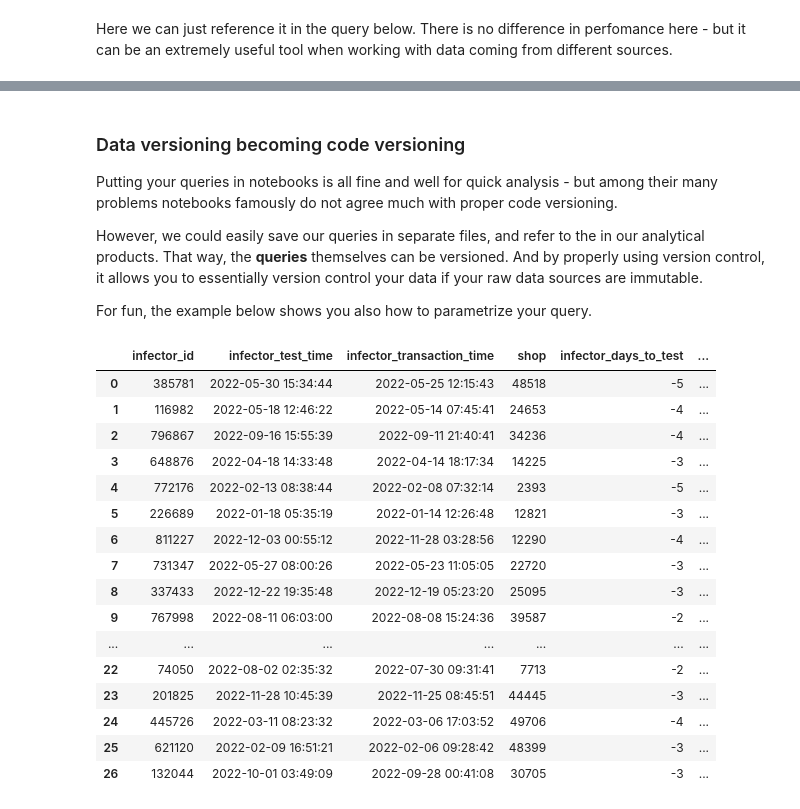
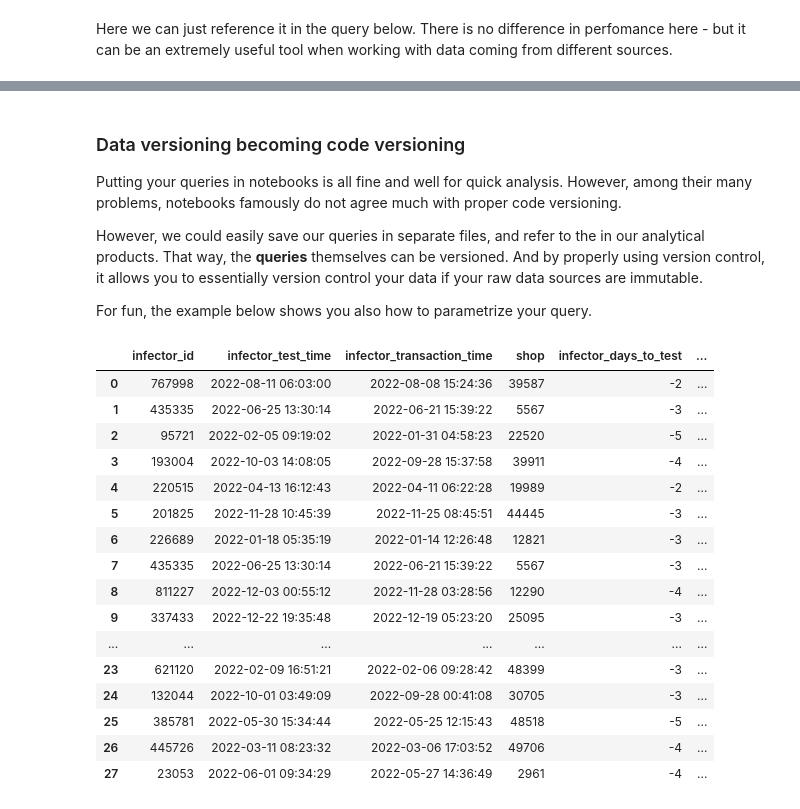
Before and after one commit to alemartinello/BigDataMadeSmall, a Jupyter notebook: Workshop/The_basics.ipynb, the cells around one changed output, grey strips where cells are left out. Cells and saved outputs as stored; diff of their text form; code cells hidden in the pictures.

```diff
--- a/Workshop/The_basics.ipynb
+++ b/Workshop/The_basics.ipynb
@@ -575,7 +585,7 @@ Wall time: 2.72 s
 # %% [markdown]
 ### Data versioning becoming code versioning
 
-Putting your queries in notebooks is all fine and well for quick analysis - but among their many problems notebooks famously do not agree much with proper code versioning.
+Putting your queries in notebooks is all fine and well for quick analysis. However, among their many problems, notebooks famously do not agree much with proper code versioning.
 
 However, we could easily save our queries in separate files, and refer to the in our analytical products. That way, the **queries** themselves can be versioned. And by properly using version control, it allows you to essentially version control your data if your raw data sources are immutable.
 
@@ -583,29 +593,29 @@ For fun, the example below shows you also how to parametrize your query.
 # %%
 def read_file(filename):
     try:
         with open(filename, 'r') as file:
             content = file.read()
             return content
     except FileNotFoundError:
         print(f"File {filename} not found.")
         return None
 
-duckdb.execute(read_file("myquery.sql"), parameters={'nlimit': 100}).df()
+DuckDB.execute(read_file("myquery.sql"), parameters={'nlimit': 100}).df()
 # %% [output]
 |  | infector_id | infector_test_time | infector_transaction_time | shop | infector_days_to_test | ... |
-| 0 | 385781 | 2022-05-30 15:34:44 | 2022-05-25 12:15:43 | 48518 | -5 | ... |
-| 1 | 116982 | 2022-05-18 12:46:22 | 2022-05-14 07:45:41 | 24653 | -4 | ... |
-| 2 | 796867 | 2022-09-16 15:55:39 | 2022-09-11 21:40:41 | 34236 | -4 | ... |
-| 3 | 648876 | 2022-04-18 14:33:48 | 2022-04-14 18:17:34 | 14225 | -3 | ... |
-| 4 | 772176 | 2022-02-13 08:38:44 | 2022-02-08 07:32:14 | 2393 | -5 | ... |
-| 5 | 226689 | 2022-01-18 05:35:19 | 2022-01-14 12:26:48 | 12821 | -3 | ... |
-| 6 | 811227 | 2022-12-03 00:55:12 | 2022-11-28 03:28:56 | 12290 | -4 | ... |
-| 7 | 731347 | 2022-05-27 08:00:26 | 2022-05-23 11:05:05 | 22720 | -3 | ... |
-| 8 | 337433 | 2022-12-22 19:35:48 | 2022-12-19 05:23:20 | 25095 | -3 | ... |
-| 9 | 767998 | 2022-08-11 06:03:00 | 2022-08-08 15:24:36 | 39587 | -2 | ... |
+| 0 | 767998 | 2022-08-11 06:03:00 | 2022-08-08 15:24:36 | 39587 | -2 | ... |
+| 1 | 435335 | 2022-06-25 13:30:14 | 2022-06-21 15:39:22 | 5567 | -3 | ... |
+| 2 | 95721 | 2022-02-05 09:19:02 | 2022-01-31 04:58:23 | 22520 | -5 | ... |
+| 3 | 193004 | 2022-10-03 14:08:05 | 2022-09-28 15:37:58 | 39911 | -4 | ... |
+| 4 | 220515 | 2022-04-13 16:12:43 | 2022-04-11 06:22:28 | 19989 | -2 | ... |
+| 5 | 201825 | 2022-11-28 10:45:39 | 2022-11-25 08:45:51 | 44445 | -3 | ... |
+| 6 | 226689 | 2022-01-18 05:35:19 | 2022-01-14 12:26:48 | 12821 | -3 | ... |
+| 7 | 435335 | 2022-06-25 13:30:14 | 2022-06-21 15:39:22 | 5567 | -3 | ... |
+| 8 | 811227 | 2022-12-03 00:55:12 | 2022-11-28 03:28:56 | 12290 | -4 | ... |
+| 9 | 337433 | 2022-12-22 19:35:48 | 2022-12-19 05:23:20 | 25095 | -3 | ... |
 | ... | ... | ... | ... | ... | ... | ... |
-| 22 | 74050 | 2022-08-02 02:35:32 | 2022-07-30 09:31:41 | 7713 | -2 | ... |
-| 23 | 201825 | 2022-11-28 10:45:39 | 2022-11-25 08:45:51 | 44445 | -3 | ... |
-| 24 | 445726 | 2022-03-11 08:23:32 | 2022-03-06 17:03:52 | 49706 | -4 | ... |
-| 25 | 621120 | 2022-02-09 16:51:21 | 2022-02-06 09:28:42 | 48399 | -3 | ... |
-| 26 | 132044 | 2022-10-01 03:49:09 | 2022-09-28 00:41:08 | 30705 | -3 | ... |
+| 23 | 621120 | 2022-02-09 16:51:21 | 2022-02-06 09:28:42 | 48399 | -3 | ... |
+| 24 | 132044 | 2022-10-01 03:49:09 | 2022-09-28 00:41:08 | 30705 | -3 | ... |
+| 25 | 385781 | 2022-05-30 15:34:44 | 2022-05-25 12:15:43 | 48518 | -5 | ... |
+| 26 | 445726 | 2022-03-11 08:23:32 | 2022-03-06 17:03:52 | 49706 | -4 | ... |
+| 27 | 23053 | 2022-06-01 09:34:29 | 2022-05-27 14:36:49 | 2961 | -4 | ... |
```
Also changed, not shown: parts of 26 cells of this notebook, 1 other file.
